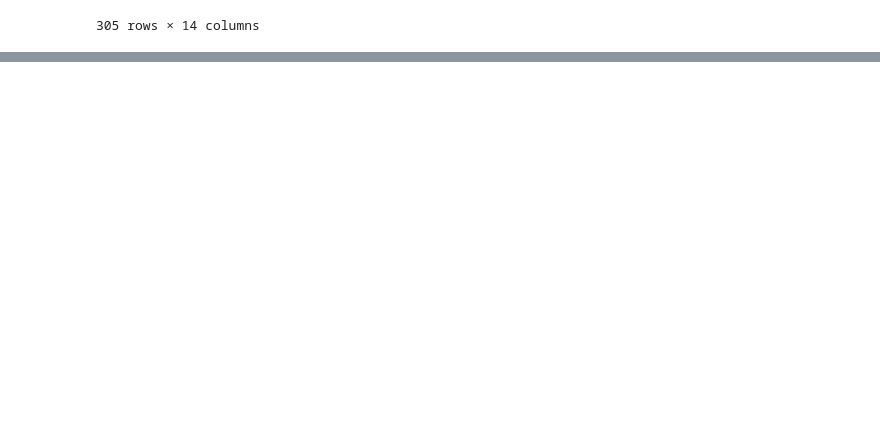
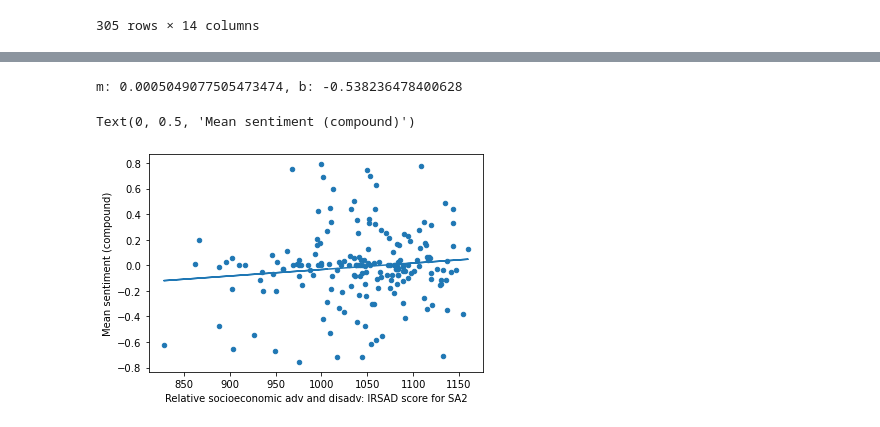
Before and after one commit to jsinkers/comp90024-assignment-2, a Jupyter notebook: data-analysis/data-analysis-part-2.ipynb, the cells around one changed output, grey strips where cells are left out. Saved outputs shown, nothing was run; the diff lists cells and outputs as text; code cells hidden in the pictures; blank space fills up the shorter version.

```diff
--- a/data-analysis/data-analysis-part-2.ipynb
+++ b/data-analysis/data-analysis-part-2.ipynb
@@ -184,0 +306,2 @@ seifa_df.sort_values(by='state_rank', ascending=False)
+# %%
+tweet_df = tweet_df.join(seifa_df, on='sa2')
@@ -184,0 +310,6 @@ seifa_df.sort_values(by='state_rank', ascending=False)
+# %%
+# reindex language dataframe to use sa2 as index
+lang_df = lang_df.set_index('sa2_main16')
+# %%
+
+tweet_df = tweet_df.join(lang_df, on='sa2', lsuffix='lang_')
@@ -184,0 +326,18 @@ seifa_df.sort_values(by='state_rank', ascending=False)
+# %%
+sa2_grouped_tweets = tweet_df.dropna(subset=['sa2']).groupby('sa2', as_index=True)
+y = sa2_grouped_tweets['compound'].mean()
+x = sa2_grouped_tweets['irsad_score'].first()
+
+irsad_sa2 = pd.concat([x,y], axis=1).dropna()
+# %%
+m, b = np.polyfit(irsad_sa2['irsad_score'], irsad_sa2['compound'], 1)
+print(f"m: {m}, b: {b}")
+irsad_sa2['fit'] = m*irsad_sa2['irsad_score'] + b
+irsad_sa2.plot('irsad_score', 'compound', kind='scatter')
+plt.plot(irsad_sa2['irsad_score'], irsad_sa2['fit'])
+plt.xlabel("Relative socioeconomic adv and disadv: IRSAD score for SA2")
+plt.ylabel("Mean sentiment (compound)")
+# %% [output]
+m: 0.0005049077505473474, b: -0.538236478400628
+Text(0, 0.5, 'Mean sentiment (compound)')
+[figure, added]
```
Also changed, not shown: parts of 39 cells of this notebook, 1 other file.
